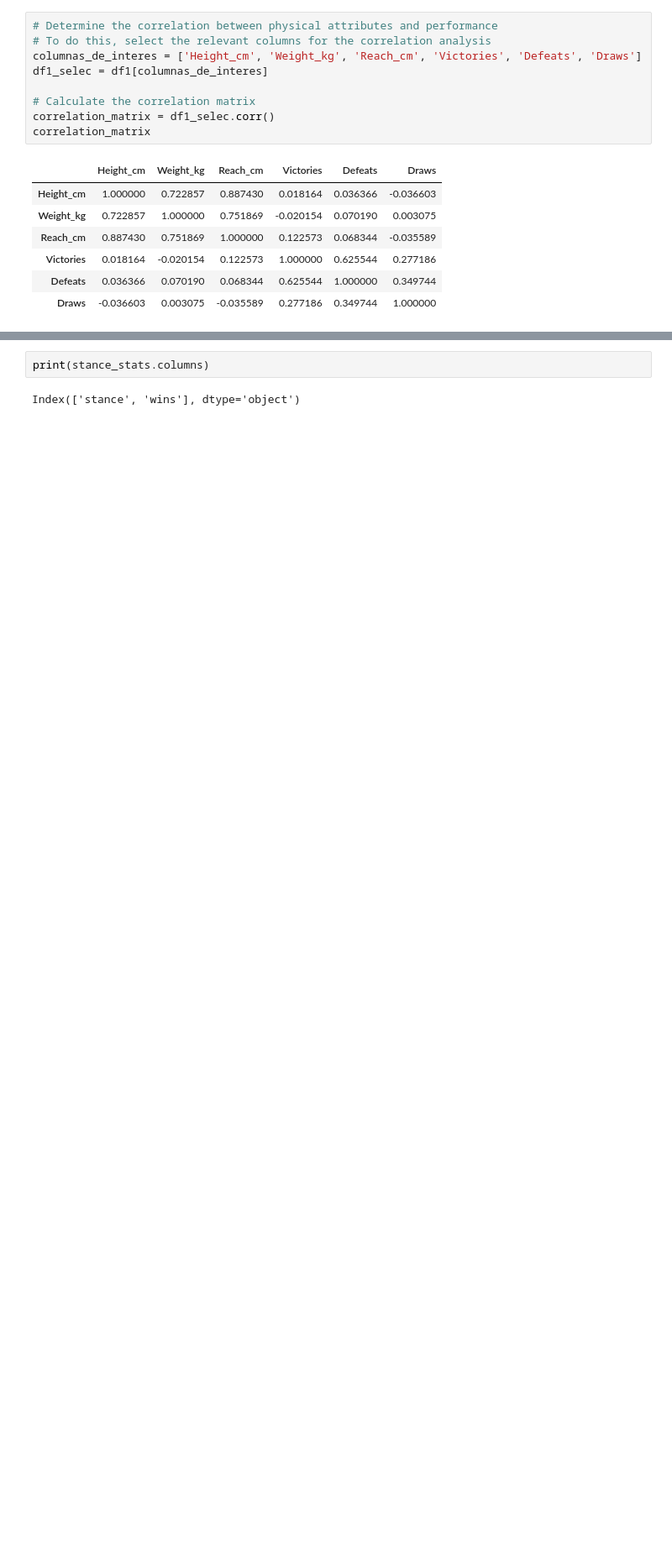
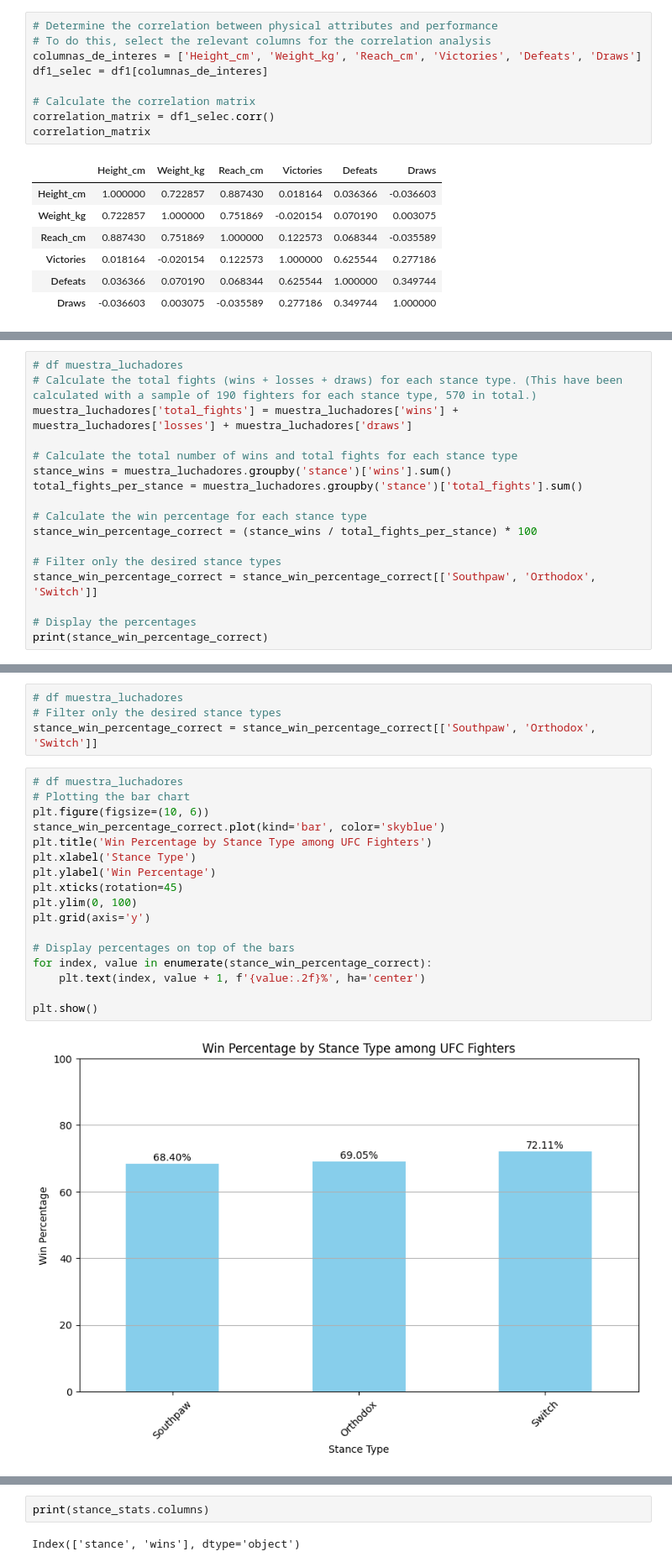
Before and after one commit to nacjacds/EDA-UFC_Fighters_performance, a Jupyter notebook: memory.ipynb, the cells around one changed output, grey strips where cells are left out. Shown at 84% size. Saved outputs shown, nothing was run; the diff lists cells and outputs as text; blank space fills up the shorter version.

```diff
--- a/memory.ipynb
+++ b/memory.ipynb
@@ -278,0 +310,17 @@ for i, v in enumerate(stance_porcentajes_redondeado):
+# %%
+# df muestra_luchadores
+# Calculate the total fights (wins + losses + draws) for each stance type. (This have been calculated with a sample of 190 fighters for each stance type, 570 in total.)
+muestra_luchadores['total_fights'] = muestra_luchadores['wins'] + muestra_luchadores['losses'] + muestra_luchadores['draws']
+
+# Calculate the total number of wins and total fights for each stance type
+stance_wins = muestra_luchadores.groupby('stance')['wins'].sum()
+total_fights_per_stance = muestra_luchadores.groupby('stance')['total_fights'].sum()
+
+# Calculate the win percentage for each stance type
+stance_win_percentage_correct = (stance_wins / total_fights_per_stance) * 100
+
+# Filter only the desired stance types
+stance_win_percentage_correct = stance_win_percentage_correct[['Southpaw', 'Orthodox', 'Switch']]
+
+# Display the percentages
+print(stance_win_percentage_correct)
@@ -279 +342,24 @@ for i, v in enumerate(stance_porcentajes_redondeado):
+# %%
+# df muestra_luchadores
+# Filter only the desired stance types
+stance_win_percentage_correct = stance_win_percentage_correct[['Southpaw', 'Orthodox', 'Switch']]
+# %%
+# df muestra_luchadores
+# Plotting the bar chart
+plt.figure(figsize=(10, 6))
+stance_win_percentage_correct.plot(kind='bar', color='skyblue')
+plt.title('Win Percentage by Stance Type among UFC Fighters')
+plt.xlabel('Stance Type')
+plt.ylabel('Win Percentage')
+plt.xticks(rotation=45)
+plt.ylim(0, 100)
+plt.grid(axis='y')
+
+# Display percentages on top of the bars
+for index, value in enumerate(stance_win_percentage_correct):
+    plt.text(index, value + 1, f'{value:.2f}%', ha='center')
+
+plt.show()
+# %% [output]
+[figure, added]
 # %%
```
Also changed, not shown: parts of 97 cells of this notebook.
